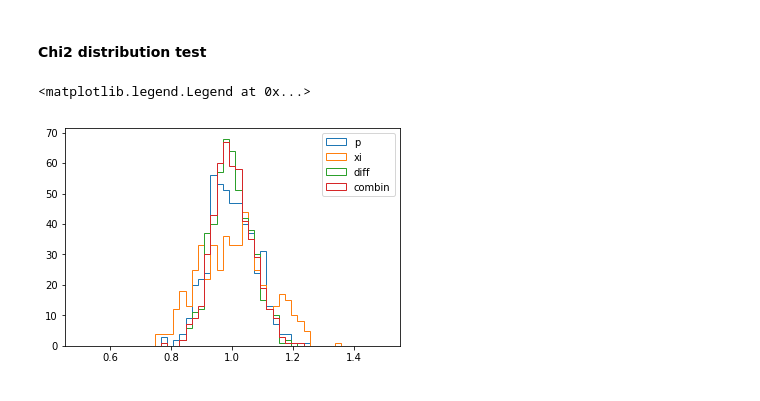
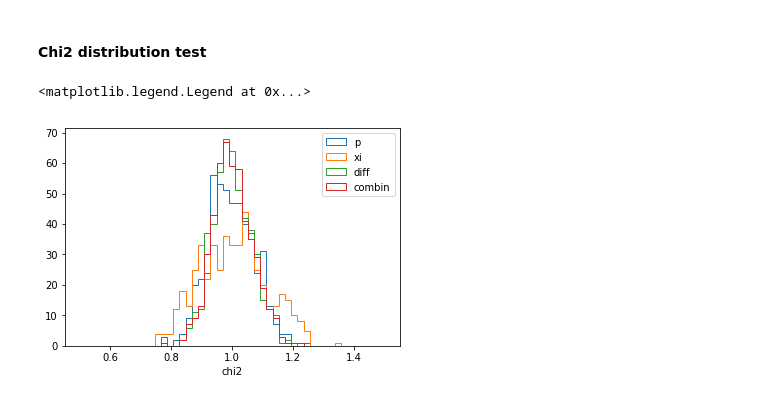
Before and after one commit to sujeong-lee/SNR, a Jupyter notebook: notebook/Mock cross covariance-2 - shotnoise.ipynb, the cells around one changed output. Cells and saved outputs as stored; diff of their text form; code cells hidden in the pictures.

```diff
--- a/notebook/Mock cross covariance-2 - shotnoise.ipynb
+++ b/notebook/Mock cross covariance-2 - shotnoise.ipynb
@@ -28,7 +25,7 @@ No Shotnoise, No Finger of God term
  s = velocity dispersion in FoG term
  nn = shot noise
 """
-cosmo = class_covariance(KMIN=0.001, KMAX = 10, n=3000, RMIN = 0.001, RMAX = 180, n2 = 181, \
+cosmo = class_covariance(KMIN=0.001, KMAX = 10, n=3000, RMIN = 0.001, RMAX = 200, n2 = 41, \
                          b = 2.0, f = 0.74, s=0.0, nn=3.0e-04, rscale = 'lin', kscale='lin')
 
 #cosmo.compile_fortran_modules()
@@ -55,11 +52,11 @@ cov xi 32399/32400
 # %% [markdown]
 ## Generate Mocks
 # %%
-header = "class_covariance(KMIN=0.001, KMAX = 10, n=3000, RMIN = 0.001, RMAX = 180, n2 = 181, \
+header = "class_covariance(KMIN=0.001, KMAX = 10, n=3000, RMIN = 0.001, RMAX = 200, n2 = 41, \
                          b = 2.0, f = 0.74, s=0.0, nn=3.0e-04, rscale = 'lin', kscale='lin')"
-dirs = '../data_txt/mocks10/'
-p_mock, xi_mock = generate_mocks( cosmo, p_model, covp_model, N_mock = 500 )
-#save_mocks( cosmo, p_mock, xi_mock, header = header, dir = dirs  )
+dirs = '../data_txt/mocks14/'
+p_mock, xi_mock = generate_mocks( cosmo, p_model, covp_model, N_mock = 2000 )
+save_mocks( cosmo, p_mock, xi_mock, header = header, dir = dirs  )
 kcenter, p_mock, rcenter, xi_mock = load_mocks(dir = dirs)
 mocks = np.hstack(( p_mock, xi_mock ))
 # %% [output]
@@ -170,8 +183,8 @@ ax.legend(loc='best')
 # %% [markdown]
 Setting k range and r range
 # %%
-kmin = 0.04
-kmax = 0.12
+kmin = 0.00999
+kmax = 0.06
 rmin = 20
 rmax = 180
 # %% [markdown]
@@ -323,15 +336,16 @@ bestfit b exists between b=[1.98249416472, 2.01550516839]
 # %%
 chibin = np.linspace(0.5, 1.5, 50)
 fig, ax = plt.subplots()
 #ax.plot( np.arange(len(chi2p) ), chi2p)
 ax.hist(chi2p, bins = chibin, label='p', histtype='step');
 ax.hist(chi2x, bins = chibin, label ='xi', histtype='step');
 ax.hist(chi2_diff, bins = chibin, label='diff', histtype='step');
 ax.hist(chi2_com, bins = chibin, label='combin', histtype='step');
+ax.set_xlabel('chi2')
 ax.legend()
 # %% [output]
 <matplotlib.legend.Legend at 0x...>
-[figure, old version]
+[figure, new version]
 # %%
 print '* with SHOT Noise'
 
```
Also changed, not shown: parts of 7 cells of this notebook.
